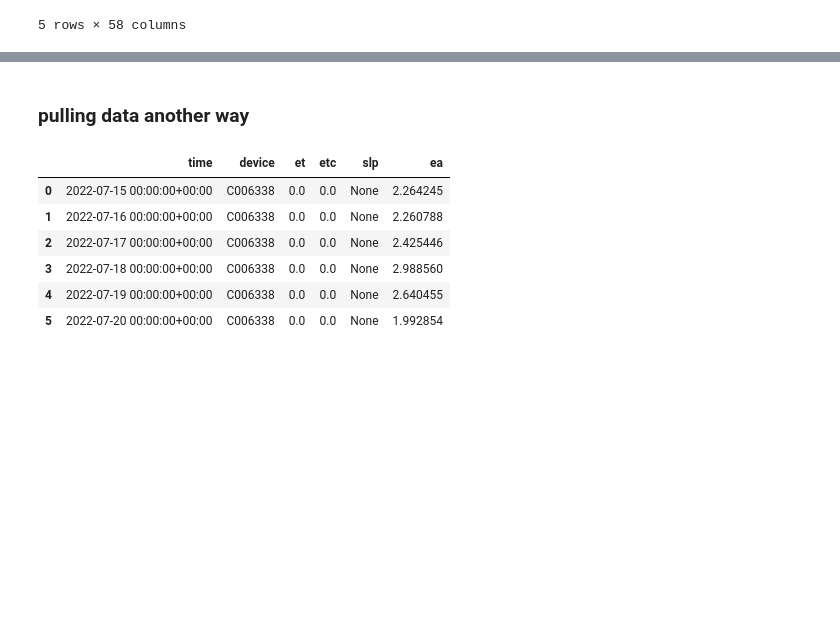
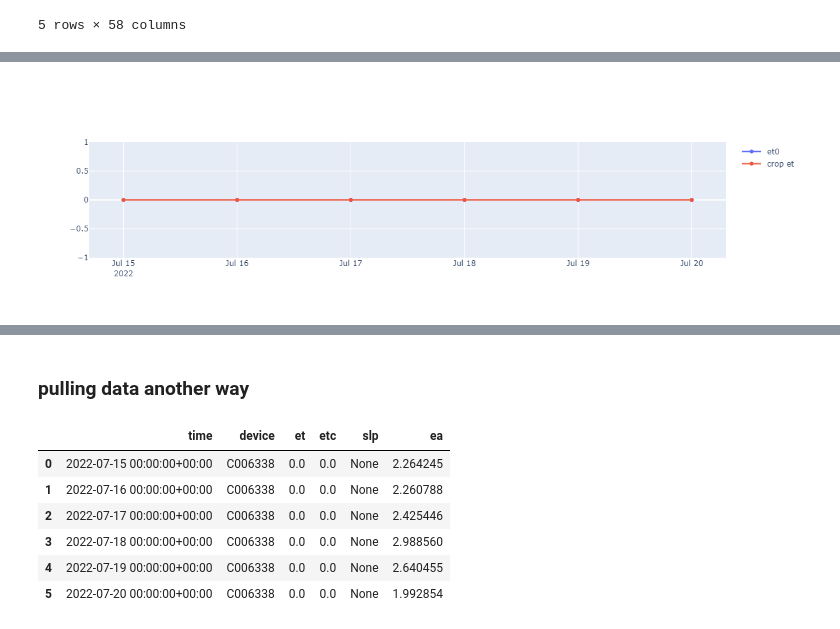
Before and after one commit to Arable/data-check, a Jupyter notebook: ET_bug.ipynb, the cells around one changed output, grey strips where cells are left out. Drawn from its saved outputs; the diff is of its cells as text; code cells hidden in the pictures; blank space fills up the shorter version.

```diff
--- a/ET_bug.ipynb
+++ b/ET_bug.ipynb
@@ -183,23 +189,23 @@ daily_filtered[['time', 'et','etc']]
 # %%
-# figure = go.FigureWidget(
-#         data=[
-#         go.Scatter(
-#             x=daily["time"],
-#             y=daily["et"],
-#             name=" et0 ",
+figure = go.FigureWidget(
+        data=[
+        go.Scatter(
+            x=daily["time"],
+            y=daily["et"],
+            name=" et0 ",
 
-#         ),
-#         go.Scatter(
-#             x=daily["time"],
-#             y=daily["etc"],
-#             name=" crop et ",
+        ),
+        go.Scatter(
+            x=daily["time"],
+            y=daily["etc"],
+            name=" crop et ",
 
 
-#         )
+        )
 
 
-#         ]
+        ]
 
-#         )
-# figure.show()
+        )
+figure.show()
 # %% [output]
@@ -207 +212,2 @@ daily_filtered[['time', 'et','etc']]
+[figure, added]
 # %%
```
Also changed, not shown: parts of 18 cells of this notebook.
